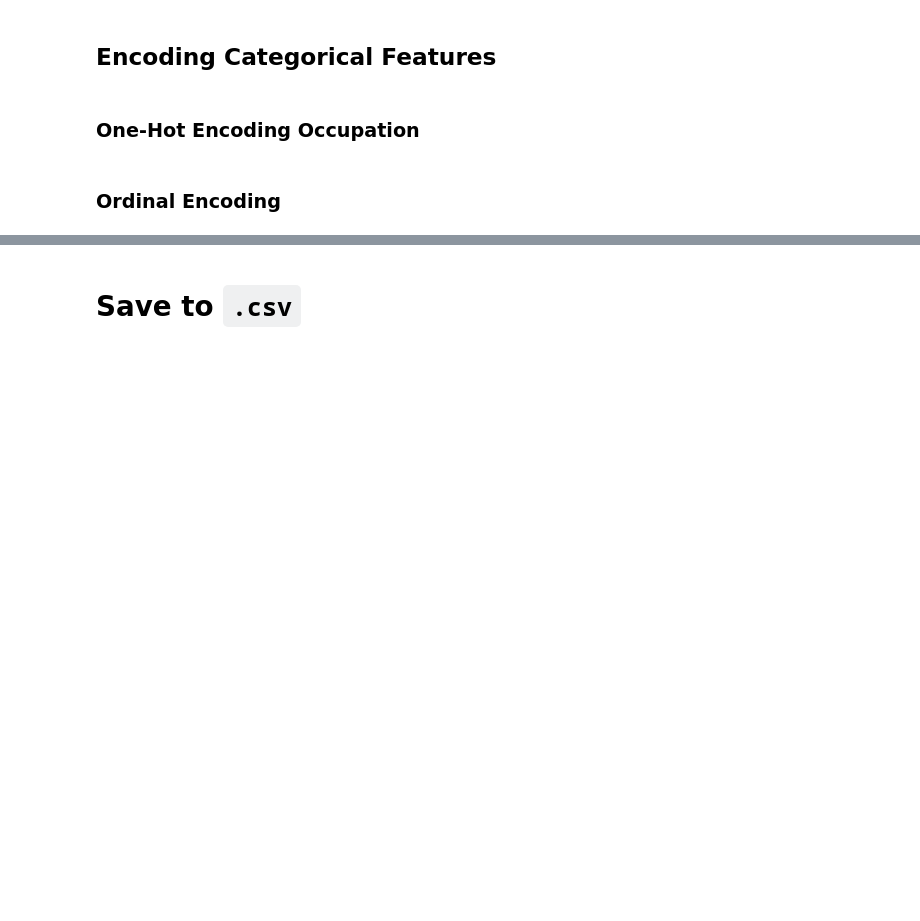
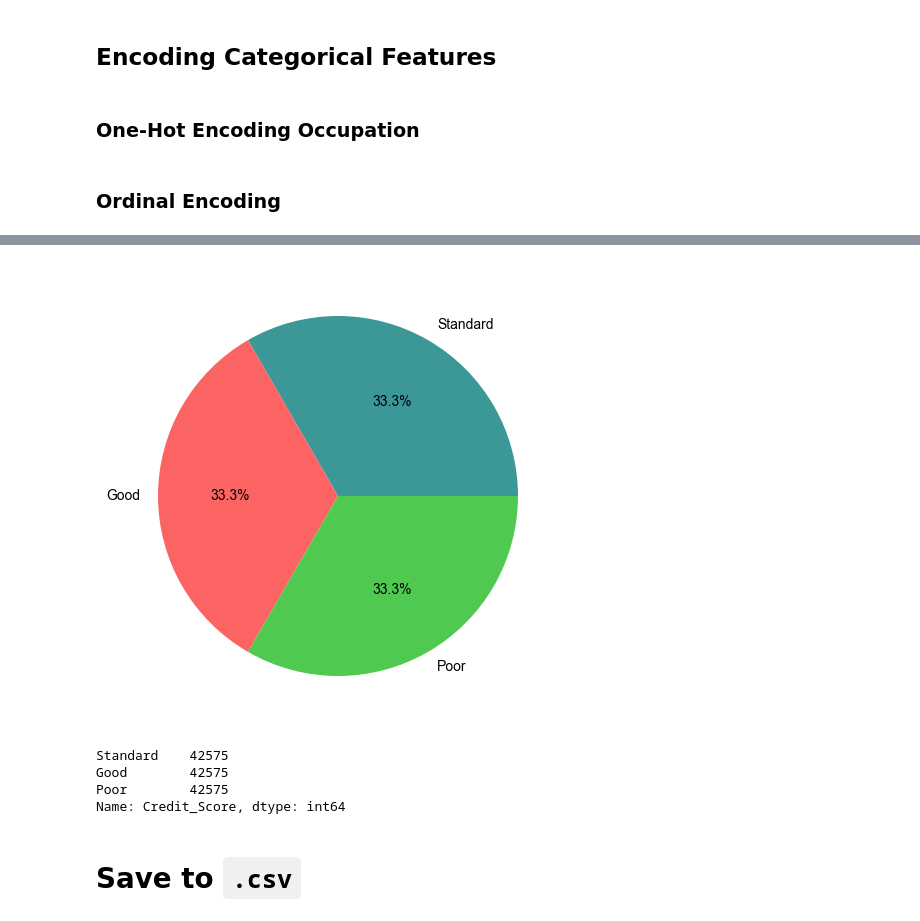
Before and after one commit to kopiademsigma/dl-classification, a Jupyter notebook: preprocess.ipynb, the cells around one changed output, grey strips where cells are left out. Cells and saved outputs as stored; diff of their text form; code cells hidden in the pictures; blank space fills up the shorter version.

```diff
--- a/preprocess.ipynb
+++ b/preprocess.ipynb
@@ -598,3 +607,23 @@ for dataset in data_cleaner:
+# %%
+X = data1.drop(columns=['Credit_Score'])
+y = data1['Credit_Score']
+
+oversample = SMOTE()
+
+X_resampled, y_resampled = oversample.fit_resample(X, y)
+
+tes = pd.concat([X_resampled, y_resampled], axis=1)
+tes['Credit_Score'].value_counts().plot.pie(autopct='%1.1f%%')
+plt.tight_layout()
+plt.ylabel('')
+plt.show()
+print(tes['Credit_Score'].value_counts())
+# %% [output]
+[figure, added]
+Standard    42575
+Good        42575
+Poor        42575
+Name: Credit_Score, dtype: int64
 # %% [markdown]
 # Save to `.csv`
 # %%
```
Also changed, not shown: parts of 6 cells of this notebook, 2 other files.
